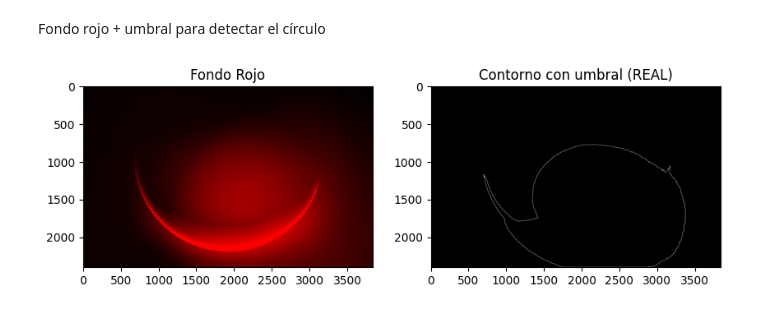
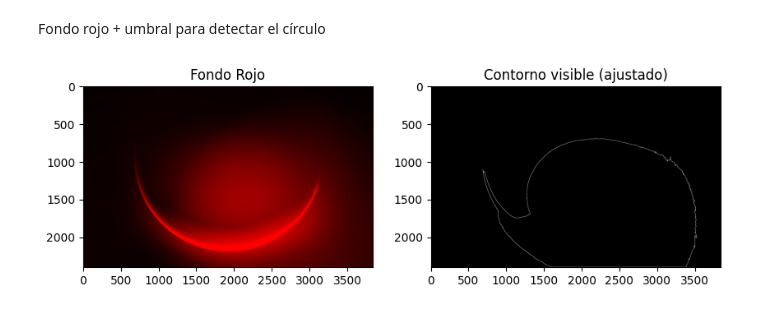
Before and after one commit to 202300080/Rulo, a Jupyter notebook: UNIDAD 3/Actividad.ipynb, the cells around one changed output. Drawn from its saved outputs; the diff is of its cells as text; code cells hidden in the pictures.

```diff
--- a/UNIDAD 3/Actividad.ipynb
+++ b/UNIDAD 3/Actividad.ipynb
@@ -259,43 +259,40 @@ fondo_rojo = img.copy()
 fondo_rojo[:,:,1] = 0
 fondo_rojo[:,:,0] = 0
 
-# Canal rojo (clave)
+# Canal rojo
 r = img[:,:,2]
 
 # Suavizar
 blur = cv2.GaussianBlur(r, (7,7), 0)
 
-# 🔥 Umbral dinámico (mejor que Otsu aquí)
-umbral = np.mean(blur) + 20
+#  Umbral más suave (clave)
+umbral = np.mean(blur) + 5   # antes +20 → demasiado agresivo
 _, thresh = cv2.threshold(blur, umbral, 255, cv2.THRESH_BINARY)
 
-# 🔥 Limpiar ruido
+#  Limpiar leve (no destruir forma)
 kernel = np.ones((5,5), np.uint8)
 thresh = cv2.morphologyEx(thresh, cv2.MORPH_CLOSE, kernel)
 
-# 🔥 Obtener contornos reales
+#  Contorno
 contornos, _ = cv2.findContours(thresh, cv2.RETR_EXTERNAL, cv2.CHAIN_APPROX_SIMPLE)
 
-# Crear imagen de contorno
 contorno_img = np.zeros_like(thresh)
 
 if contornos:
     c = max(contornos, key=cv2.contourArea)
-
-    # 🔥 Dibujar SOLO el borde (no relleno)
     cv2.drawContours(contorno_img, [c], -1, 255, 2)
 
 # Mostrar
 plt.figure(figsize=(10,4))
 
 plt.subplot(1,2,1)
 plt.imshow(cv2.cvtColor(fondo_rojo, cv2.COLOR_BGR2RGB))
 plt.title("Fondo Rojo")
 
 plt.subplot(1,2,2)
 plt.imshow(contorno_img, cmap='gray')
-plt.title("Contorno con umbral (REAL)")
+plt.title("Contorno visible (ajustado)")
 
 plt.show()
 # %% [output]
-[figure, old version]
+[figure, new version]
```
